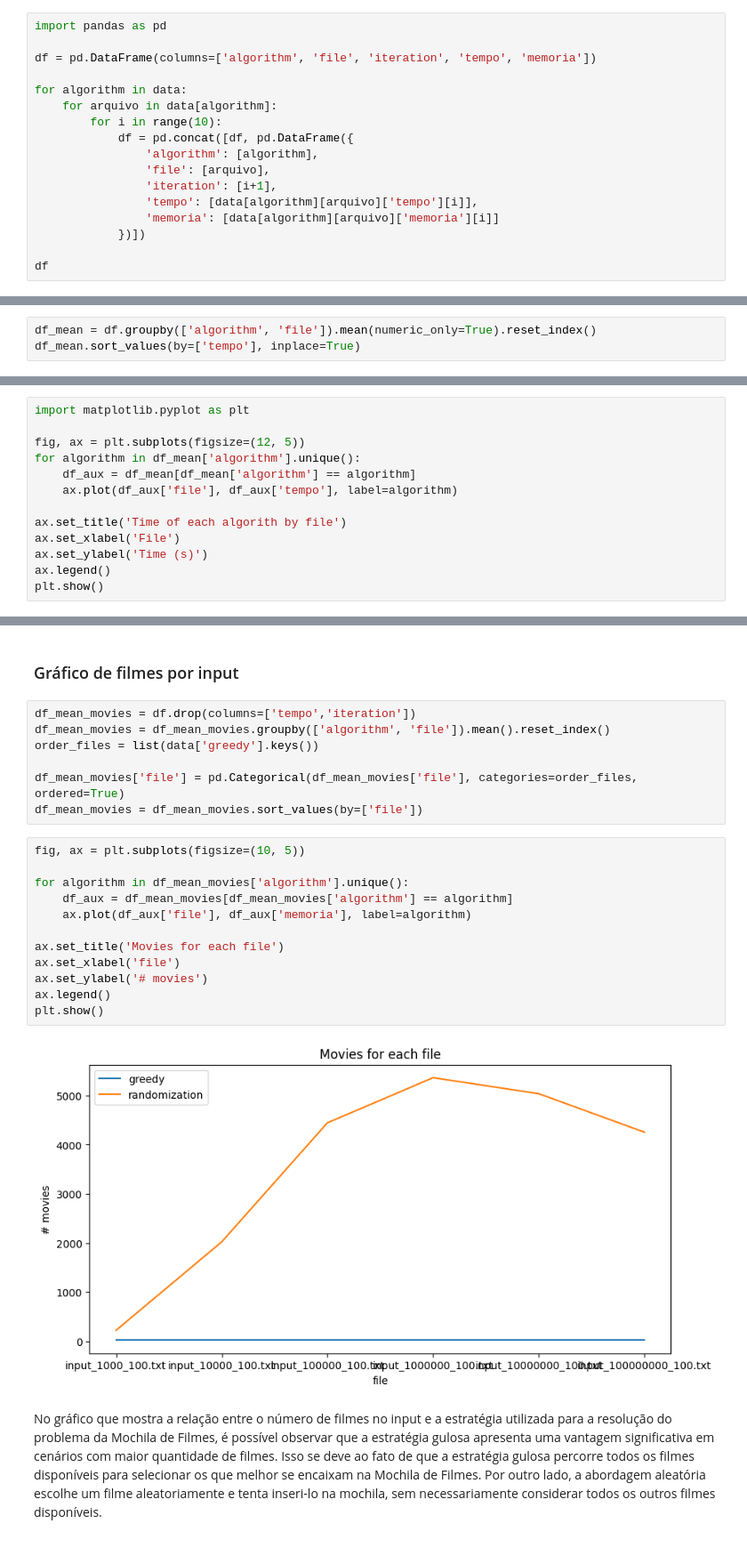
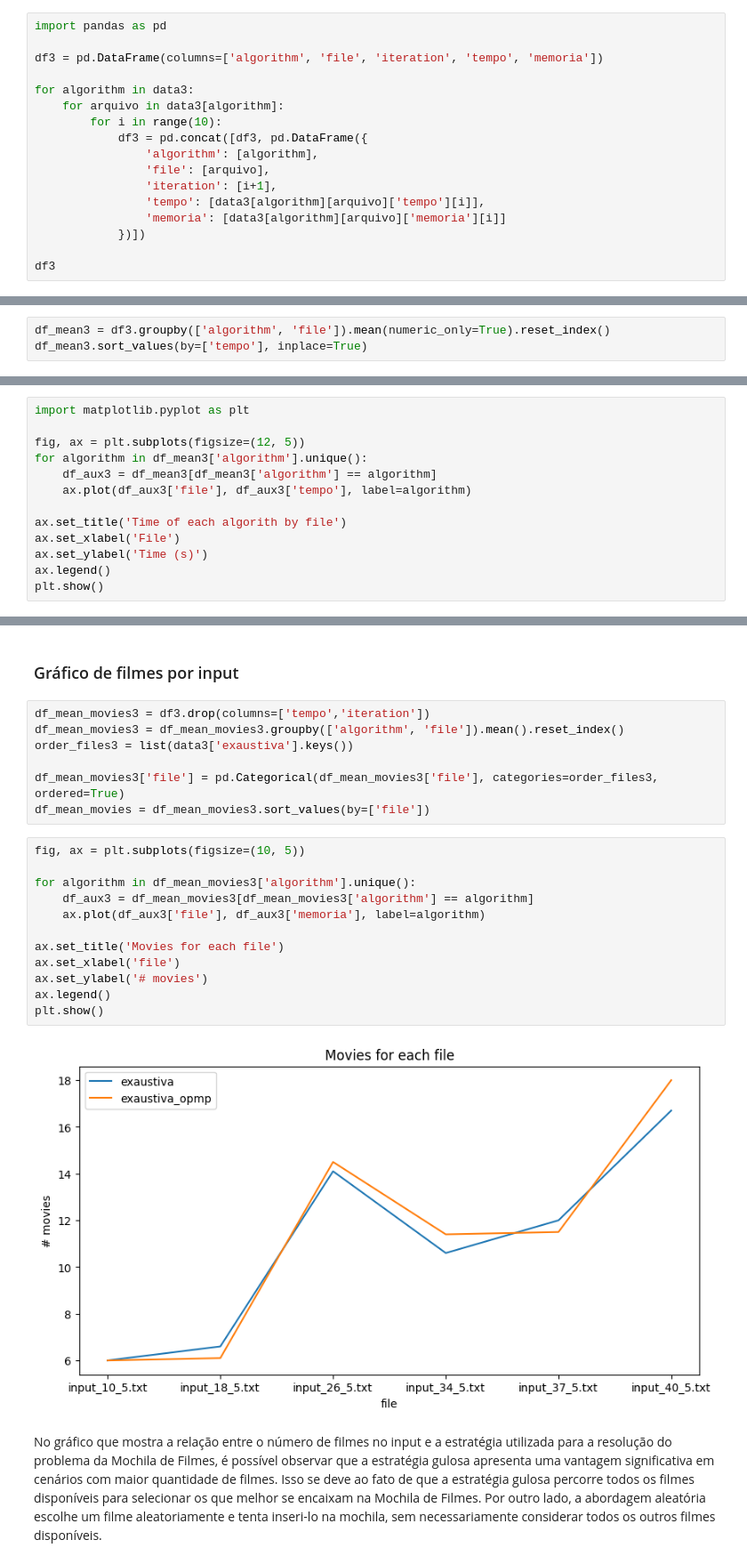
Before and after one commit to ivanbbar/projeto-supercomp2, a Jupyter notebook: relatorio final.ipynb, the cells around one changed output, grey strips where cells are left out. Shown at 89% size. Saved outputs shown, nothing was run; the diff lists cells and outputs as text.

```diff
--- a/relatorio final.ipynb
+++ b/relatorio final.ipynb
@@ -207,19 +280,19 @@ Gerando o DataFrame para ser utilizado no gráfico
 # %%
 import pandas as pd
 
-df = pd.DataFrame(columns=['algorithm', 'file', 'iteration', 'tempo', 'memoria'])
+df3 = pd.DataFrame(columns=['algorithm', 'file', 'iteration', 'tempo', 'memoria'])
 
-for algorithm in data:
-    for arquivo in data[algorithm]:
+for algorithm in data3:
+    for arquivo in data3[algorithm]:
         for i in range(10):
-            df = pd.concat([df, pd.DataFrame({
+            df3 = pd.concat([df3, pd.DataFrame({
                 'algorithm': [algorithm],
                 'file': [arquivo],
                 'iteration': [i+1],
-                'tempo': [data[algorithm][arquivo]['tempo'][i]],
-                'memoria': [data[algorithm][arquivo]['memoria'][i]]
+                'tempo': [data3[algorithm][arquivo]['tempo'][i]],
+                'memoria': [data3[algorithm][arquivo]['memoria'][i]]
             })])
 
-df
+df3
 # %% [output]
 |  | algorithm | file | iteration | tempo | memoria |
@@ -240,5 +313,5 @@ df.to_csv('data.csv', index=False)
 # %% [markdown]
 ### Gŕafico de tempo
 # %%
-df_mean = df.groupby(['algorithm', 'file']).mean(numeric_only=True).reset_index()
-df_mean.sort_values(by=['tempo'], inplace=True)
+df_mean3 = df3.groupby(['algorithm', 'file']).mean(numeric_only=True).reset_index()
+df_mean3.sort_values(by=['tempo'], inplace=True)
@@ -262,9 +335,9 @@ df_mean
 import matplotlib.pyplot as plt
 
 fig, ax = plt.subplots(figsize=(12, 5))
-for algorithm in df_mean['algorithm'].unique():
-    df_aux = df_mean[df_mean['algorithm'] == algorithm]
-    ax.plot(df_aux['file'], df_aux['tempo'], label=algorithm)
+for algorithm in df_mean3['algorithm'].unique():
+    df_aux3 = df_mean3[df_mean3['algorithm'] == algorithm]
+    ax.plot(df_aux3['file'], df_aux3['tempo'], label=algorithm)
 
 ax.set_title('Time of each algorith by file')
 ax.set_xlabel('File')
@@ -280,26 +353,26 @@ Isso ocorre porque, à medida que o input aumenta, a heurística gulosa pode fic
 # %% [markdown]
 ### Gráfico de filmes por input
 # %%
-df_mean_movies = df.drop(columns=['tempo','iteration'])
-df_mean_movies = df_mean_movies.groupby(['algorithm', 'file']).mean().reset_index()
-order_files = list(data['greedy'].keys())
+df_mean_movies3 = df3.drop(columns=['tempo','iteration'])
+df_mean_movies3 = df_mean_movies3.groupby(['algorithm', 'file']).mean().reset_index()
+order_files3 = list(data3['exaustiva'].keys())
 
-df_mean_movies['file'] = pd.Categorical(df_mean_movies['file'], categories=order_files, ordered=True)
-df_mean_movies = df_mean_movies.sort_values(by=['file'])
+df_mean_movies3['file'] = pd.Categorical(df_mean_movies3['file'], categories=order_files3, ordered=True)
+df_mean_movies = df_mean_movies3.sort_values(by=['file'])
 # %%
 fig, ax = plt.subplots(figsize=(10, 5))
 
-for algorithm in df_mean_movies['algorithm'].unique():
-    df_aux = df_mean_movies[df_mean_movies['algorithm'] == algorithm]
-    ax.plot(df_aux['file'], df_aux['memoria'], label=algorithm)
+for algorithm in df_mean_movies3['algorithm'].unique():
+    df_aux3 = df_mean_movies3[df_mean_movies3['algorithm'] == algorithm]
+    ax.plot(df_aux3['file'], df_aux3['memoria'], label=algorithm)
 
 ax.set_title('Movies for each file')
 ax.set_xlabel('file')
 ax.set_ylabel('# movies')
 ax.legend()
 plt.show()
 # %% [output]
-[figure, old version]
+[figure, new version]
 # %% [markdown]
 No gráfico que mostra a relação entre o número de filmes no input e a estratégia utilizada para a resolução do problema da Mochila de Filmes, é possível observar que a estratégia gulosa apresenta uma vantagem significativa em cenários com maior quantidade de filmes. Isso se deve ao fato de que a estratégia gulosa percorre todos os filmes disponíveis para selecionar os que melhor se encaixam na Mochila de Filmes. Por outro lado, a abordagem aleatória escolhe um filme aleatoriamente e tenta inseri-lo na mochila, sem necessariamente considerar todos os outros filmes disponíveis.
 # %% [markdown]
```
Also changed, not shown: parts of 29 cells of this notebook, 4 other files.
